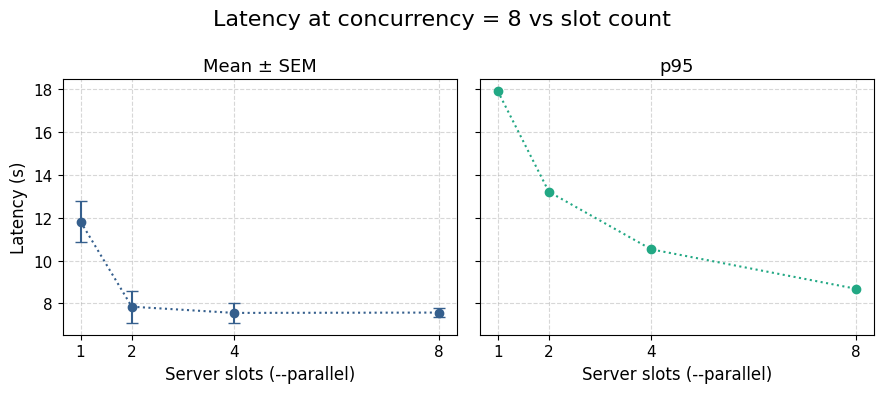
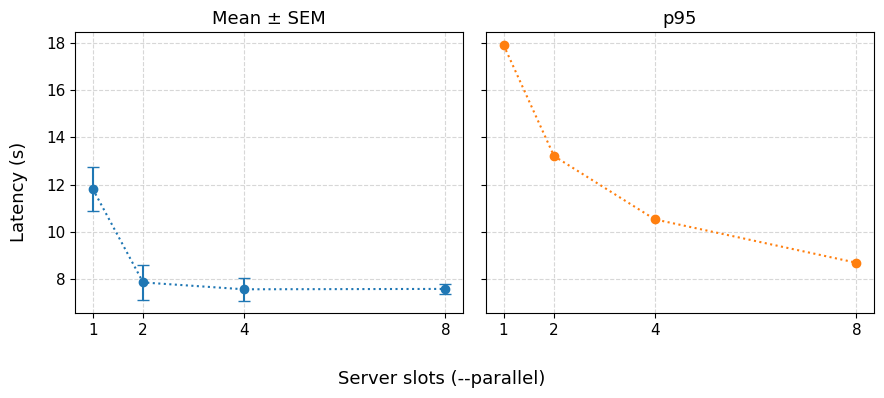
Code edit (unified diff) that turned the first committed figure into the second:
--- before
+++ after
@@ -30,13 +30,9 @@
 
     for ax in (ax_mean, ax_p95):
-        ax.set_xlabel('Server slots (--parallel)')
         ax.set_xticks(stats_c8['slots'].tolist())
         ax.grid(True, linestyle='--', alpha=0.5)
 
-    ax_mean.set_ylabel('Latency (s)')
-
-    fig2.suptitle(
-        f'Latency at concurrency = {TARGET_CONCURRENCY} vs slot count', y=0.98, fontsize=16
-    )
+    fig2.supxlabel('Server slots (--parallel)', fontsize=13)
+    fig2.supylabel('Latency (s)', fontsize=13)
     fig2.tight_layout()
 

Commit: Added context length scaling performance test